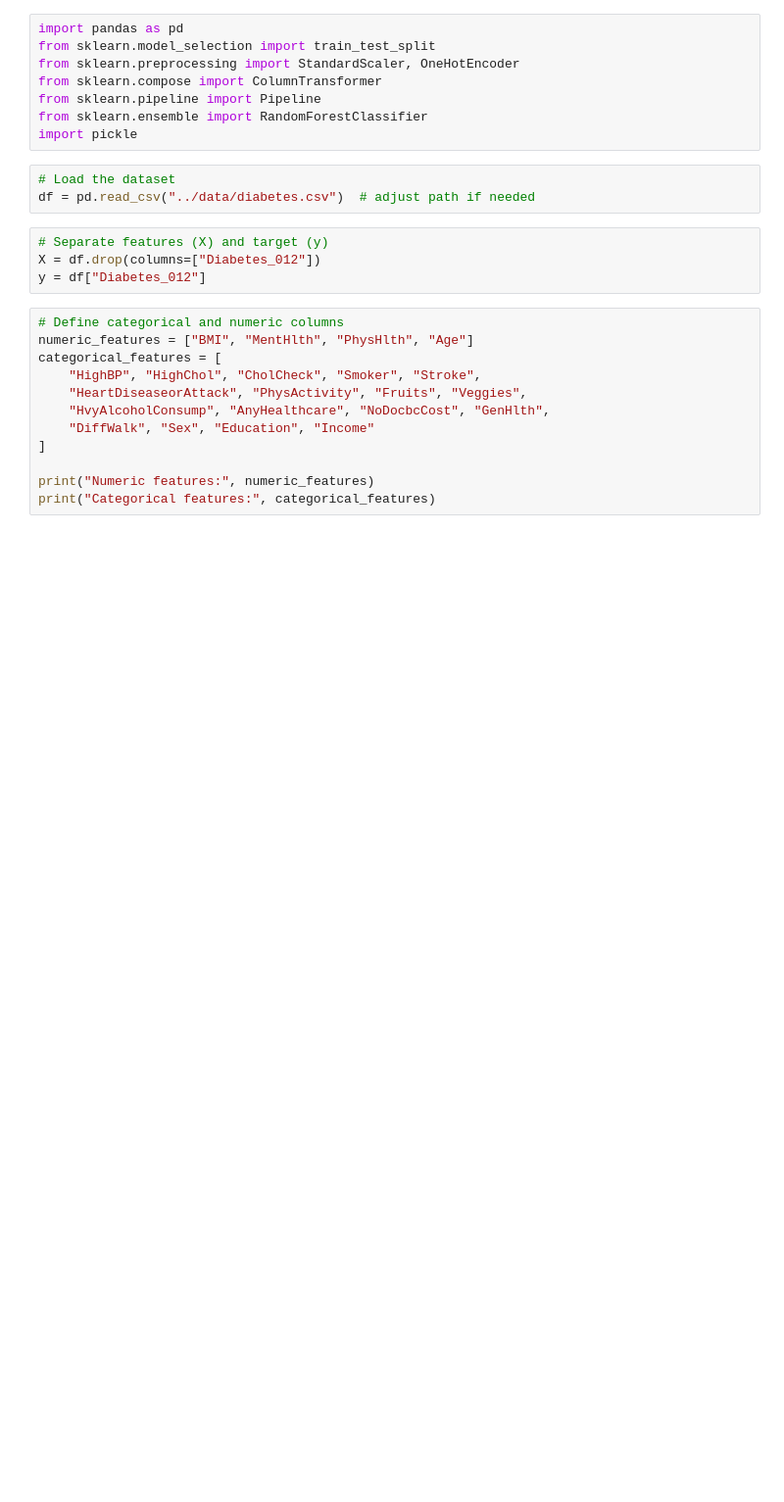
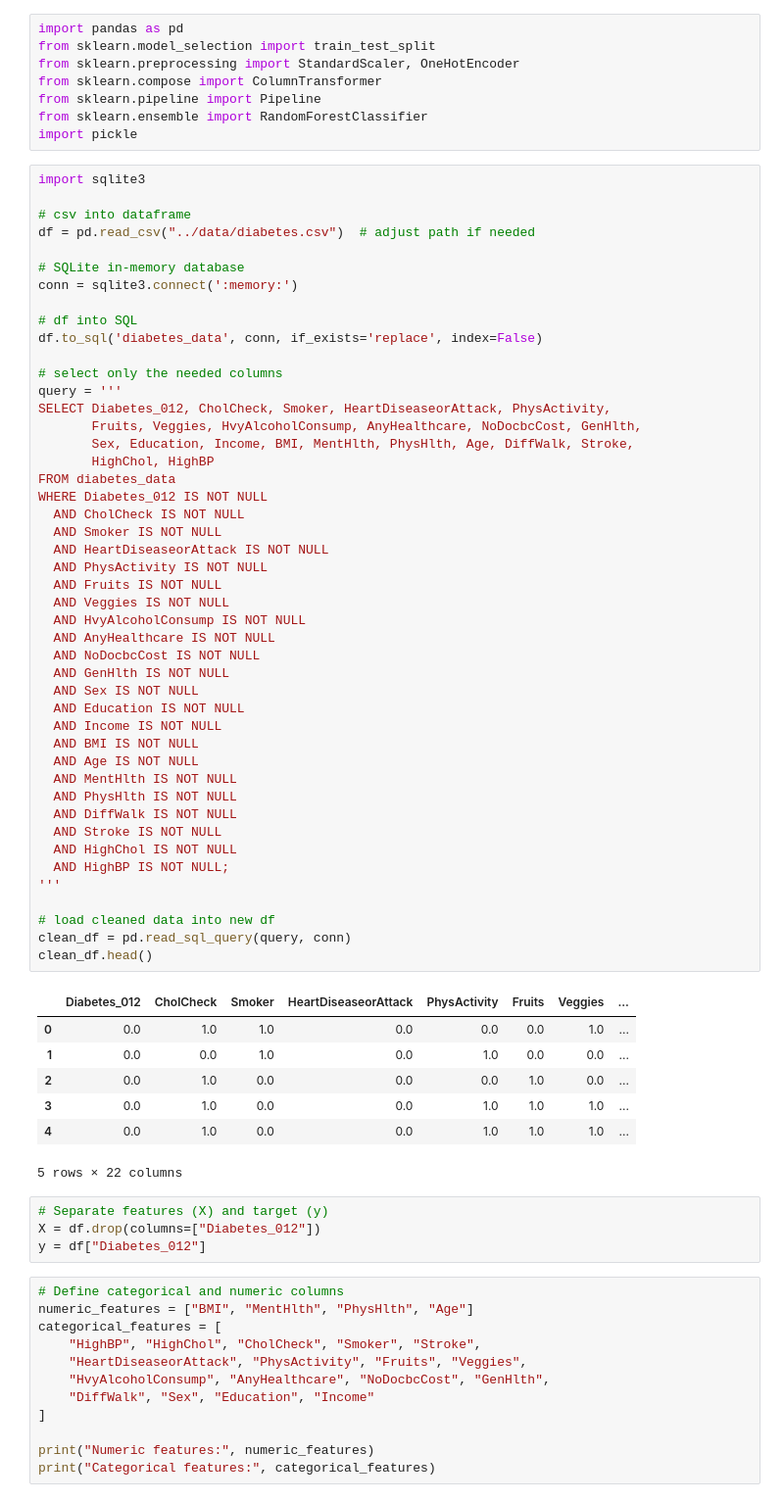
Before and after one commit to AidanDavid/DiabetesPredictor, a Jupyter notebook: notebooks/train_model.ipynb, the cells around one changed output. Shown: that part at 98% size. Saved outputs shown, nothing was run; the diff lists cells and outputs as text; blank space fills up the shorter version.

```diff
--- a/notebooks/train_model.ipynb
+++ b/notebooks/train_model.ipynb
@@ -6,9 +6,60 @@ from sklearn.compose import ColumnTransformer
 from sklearn.pipeline import Pipeline
 from sklearn.ensemble import RandomForestClassifier
 import pickle
-# %%
-# Load the dataset
-df = pd.read_csv("../data/diabetes.csv")  # adjust path if needed
+# %%
+import sqlite3
+
+# csv into dataframe
+df = pd.read_csv("../data/diabetes.csv")  # adjust path if needed
+
+# SQLite in-memory database
+conn = sqlite3.connect(':memory:')
+
+# df into SQL
+df.to_sql('diabetes_data', conn, if_exists='replace', index=False)
+
+# select only the needed columns
+query = '''
+SELECT Diabetes_012, CholCheck, Smoker, HeartDiseaseorAttack, PhysActivity,
+       Fruits, Veggies, HvyAlcoholConsump, AnyHealthcare, NoDocbcCost, GenHlth,
+       Sex, Education, Income, BMI, MentHlth, PhysHlth, Age, DiffWalk, Stroke,
+       HighChol, HighBP
+FROM diabetes_data
+WHERE Diabetes_012 IS NOT NULL
+  AND CholCheck IS NOT NULL
+  AND Smoker IS NOT NULL
+  AND HeartDiseaseorAttack IS NOT NULL
+  AND PhysActivity IS NOT NULL
+  AND Fruits IS NOT NULL
+  AND Veggies IS NOT NULL
+  AND HvyAlcoholConsump IS NOT NULL
+  AND AnyHealthcare IS NOT NULL
+  AND NoDocbcCost IS NOT NULL
+  AND GenHlth IS NOT NULL
+  AND Sex IS NOT NULL
+  AND Education IS NOT NULL
+  AND Income IS NOT NULL
+  AND BMI IS NOT NULL
+  AND Age IS NOT NULL
+  AND MentHlth IS NOT NULL
+  AND PhysHlth IS NOT NULL
+  AND DiffWalk IS NOT NULL
+  AND Stroke IS NOT NULL
+  AND HighChol IS NOT NULL
+  AND HighBP IS NOT NULL;
+'''
+
+# load cleaned data into new df
+clean_df = pd.read_sql_query(query, conn)
+clean_df.head()
+# %% [output]
+|  | Diabetes_012 | CholCheck | Smoker | HeartDiseaseorAttack | PhysActivity | Fruits | Veggies | ... |
+| 0 | 0.0 | 1.0 | 1.0 | 0.0 | 0.0 | 0.0 | 1.0 | ... |
+| 1 | 0.0 | 0.0 | 1.0 | 0.0 | 1.0 | 0.0 | 0.0 | ... |
+| 2 | 0.0 | 1.0 | 0.0 | 0.0 | 0.0 | 1.0 | 0.0 | ... |
+| 3 | 0.0 | 1.0 | 0.0 | 0.0 | 1.0 | 1.0 | 1.0 | ... |
+| 4 | 0.0 | 1.0 | 0.0 | 0.0 | 1.0 | 1.0 | 1.0 | ... |
+5 rows × 22 columns
 # %%
 # Separate features (X) and target (y)
 X = df.drop(columns=["Diabetes_012"])
```
